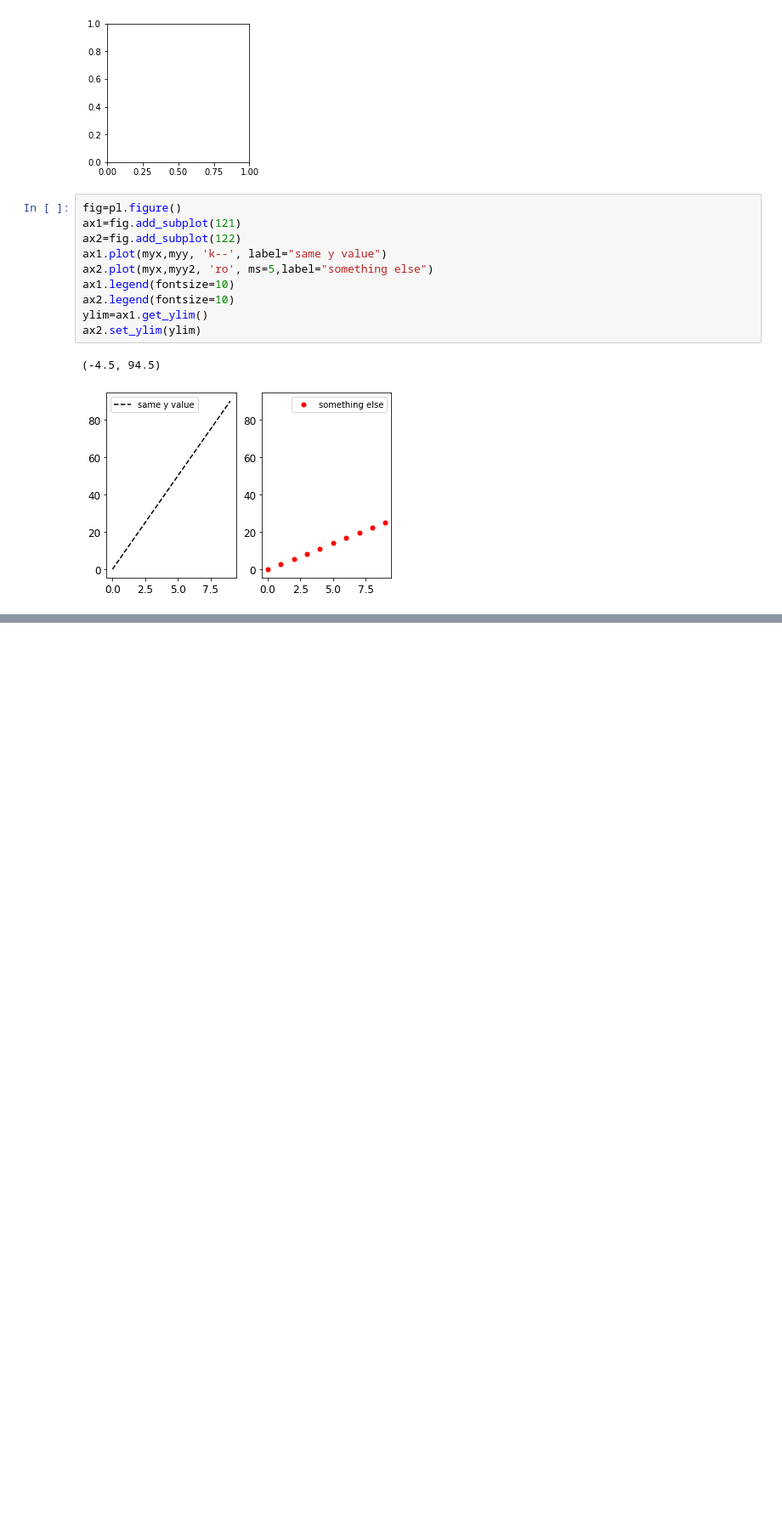
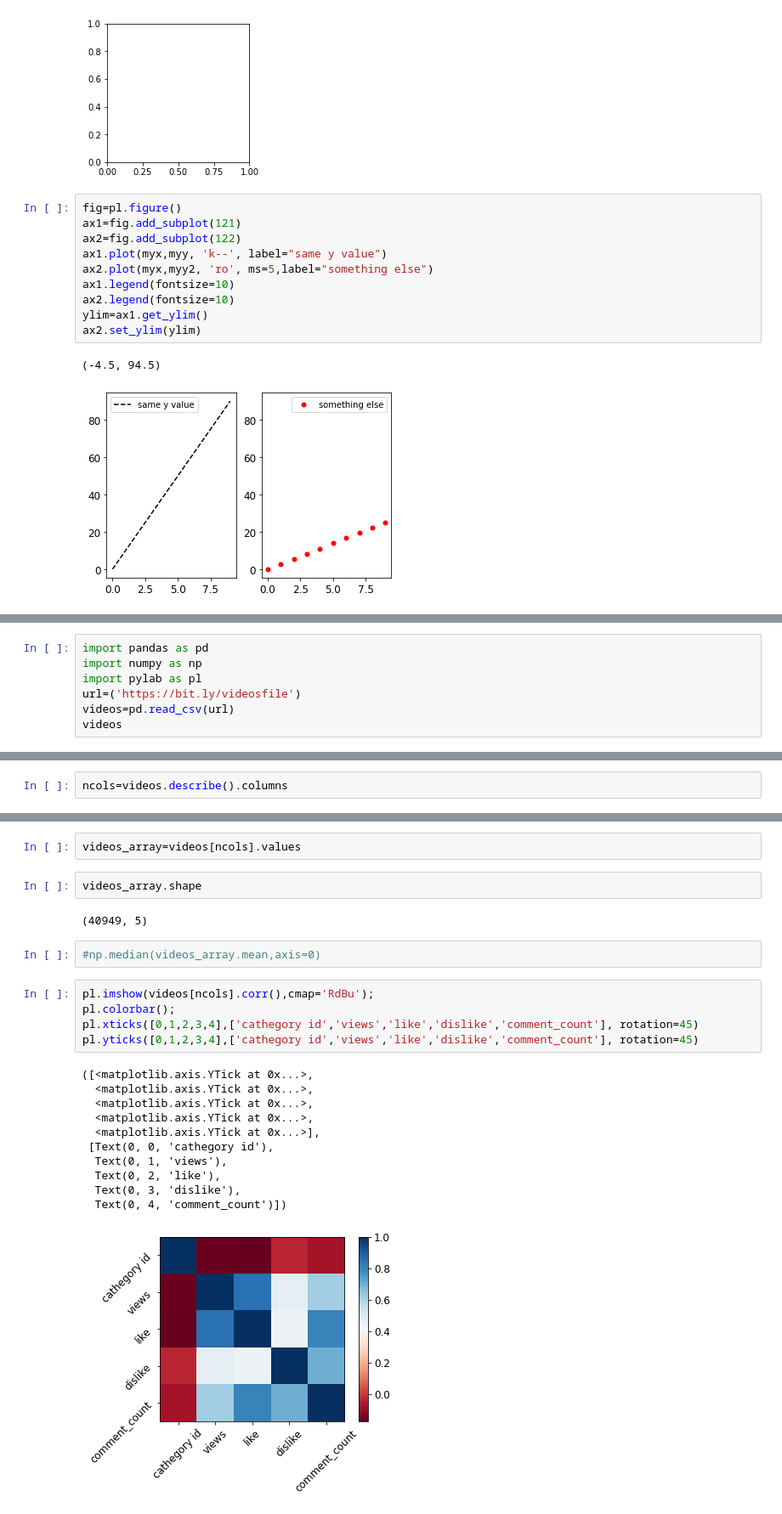
Before and after one commit to carlottaviappiani/MLPNS_CV, a Jupyter notebook: MLPNS23_bootcamp.ipynb, the cells around one changed output, grey strips where cells are left out. Shown at 85% size. Drawn from its saved outputs; the diff is of its cells as text; blank space fills up the shorter version.

```diff
--- a/MLPNS23_bootcamp.ipynb
+++ b/MLPNS23_bootcamp.ipynb
@@ -860,0 +901,7 @@ pl.colorbar()
+# %%
+import pandas as pd
+import numpy as np
+import pylab as pl
+url=('https://bit.ly/videosfile')
+videos=pd.read_csv(url)
+videos
@@ -860,0 +940,2 @@ pl.colorbar()
+# %%
+ncols=videos.describe().columns
@@ -860,0 +952,25 @@ pl.colorbar()
+# %%
+videos_array=videos[ncols].values
+# %%
+videos_array.shape
+# %% [output]
+(40949, 5)
+# %%
+#np.median(videos_array.mean,axis=0)
+# %%
+pl.imshow(videos[ncols].corr(),cmap='RdBu');
+pl.colorbar();
+pl.xticks([0,1,2,3,4],['cathegory id','views','like','dislike','comment_count'], rotation=45)
+pl.yticks([0,1,2,3,4],['cathegory id','views','like','dislike','comment_count'], rotation=45)
+# %% [output]
+([<matplotlib.axis.YTick at 0x...>,
+  <matplotlib.axis.YTick at 0x...>,
+  <matplotlib.axis.YTick at 0x...>,
+  <matplotlib.axis.YTick at 0x...>,
+  <matplotlib.axis.YTick at 0x...>],
+ [Text(0, 0, 'cathegory id'),
+  Text(0, 1, 'views'),
+  Text(0, 2, 'like'),
+  Text(0, 3, 'dislike'),
+  Text(0, 4, 'comment_count')])
+[figure, added]
```
Also changed, not shown: parts of 22 cells of this notebook.
